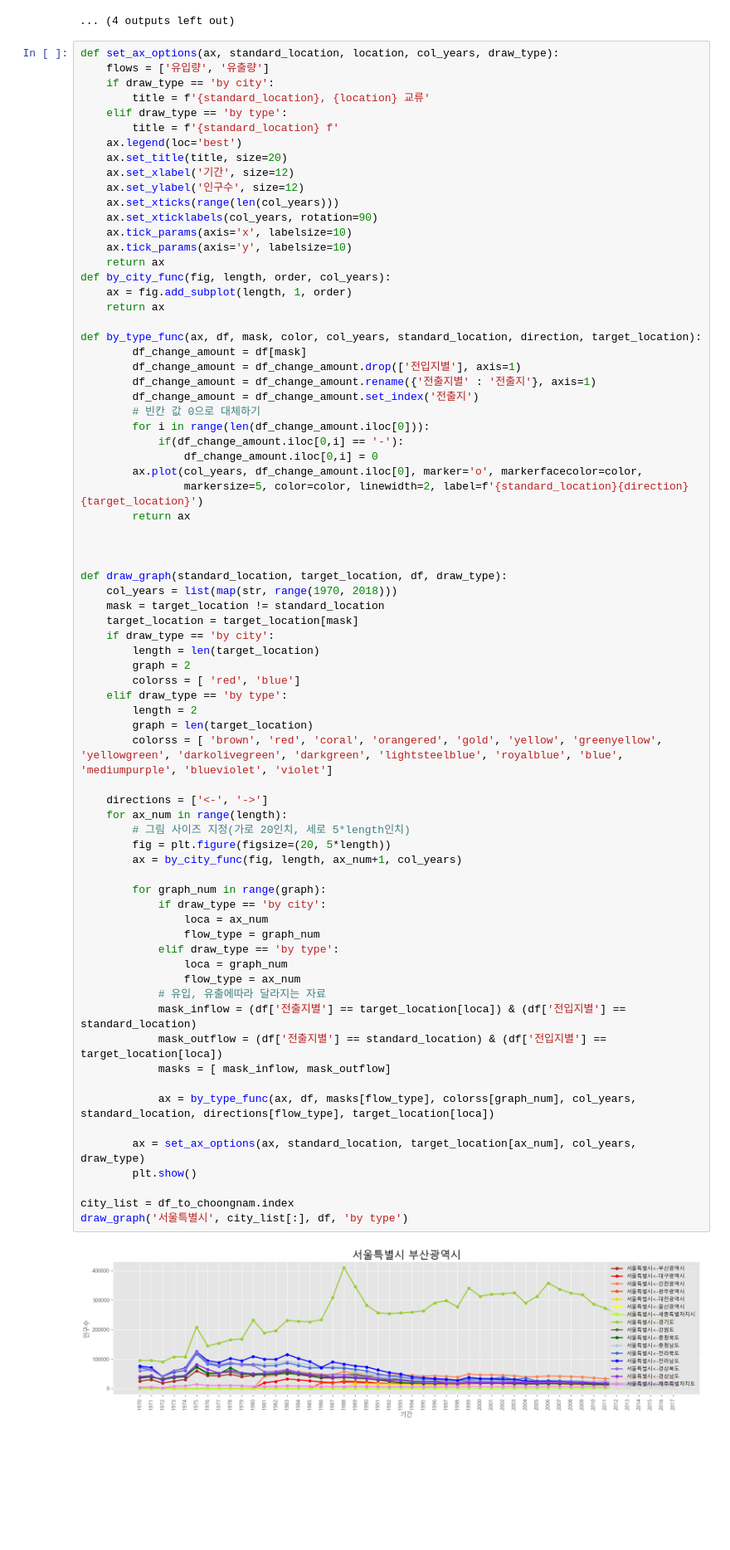
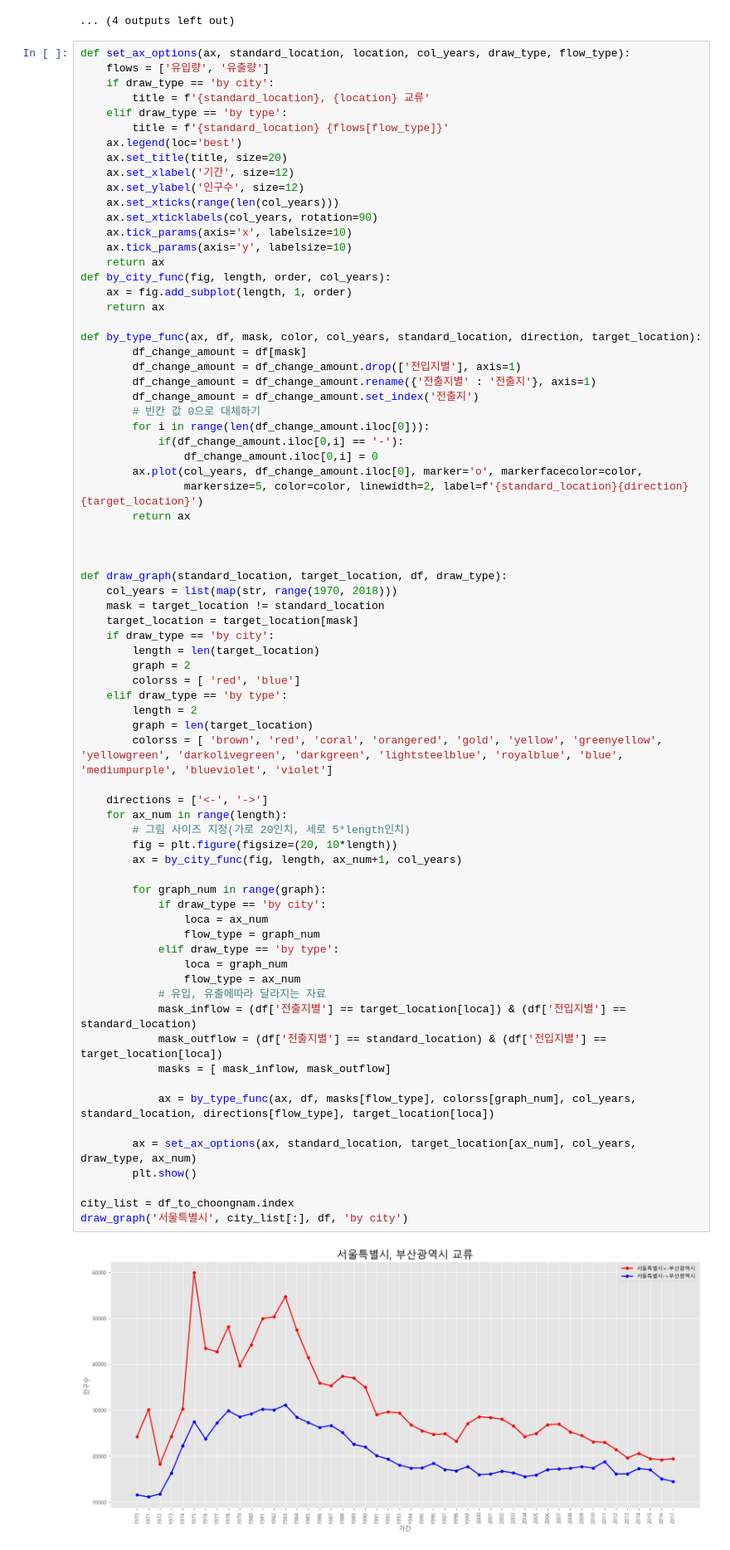
Before and after one commit to yjs3402/python_YJS, a Jupyter notebook: 판다스/판다스천안유입.ipynb, the cells around one changed output. Shown at 83% size. Saved outputs shown, nothing was run; the diff lists cells and outputs as text; blank space fills up the shorter version.

```diff
--- a/판다스/판다스천안유입.ipynb
+++ b/판다스/판다스천안유입.ipynb
@@ -214,12 +214,12 @@ draw_graph('서울특별시', city_list[:], df, 'red', 'blue', 'by city')
 [figure]
 ... (4 outputs left out)
 # %%
-def set_ax_options(ax, standard_location, location, col_years, draw_type):
+def set_ax_options(ax, standard_location, location, col_years, draw_type, flow_type):
     flows = ['유입량', '유출량']
     if draw_type == 'by city':
         title = f'{standard_location}, {location} 교류'
     elif draw_type == 'by type':
-        title = f'{standard_location} f'
+        title = f'{standard_location} {flows[flow_type]}'
     ax.legend(loc='best')
     ax.set_title(title, size=20)
     ax.set_xlabel('기간', size=12)
@@ -257,34 +257,34 @@ def draw_graph(standard_location, target_location, df, draw_type):
         graph = 2
         colorss = [ 'red', 'blue']
     elif draw_type == 'by type':
         length = 2
         graph = len(target_location)
         colorss = [ 'brown', 'red', 'coral', 'orangered', 'gold', 'yellow', 'greenyellow', 'yellowgreen', 'darkolivegreen', 'darkgreen', 'lightsteelblue', 'royalblue', 'blue', 'mediumpurple', 'blueviolet', 'violet']
 
     directions = ['<-', '->']
     for ax_num in range(length):
         # 그림 사이즈 지정(가로 20인치, 세로 5*length인치)
-        fig = plt.figure(figsize=(20, 5*length))
+        fig = plt.figure(figsize=(20, 10*length))
         ax = by_city_func(fig, length, ax_num+1, col_years)
 
         for graph_num in range(graph):
             if draw_type == 'by city':
                 loca = ax_num
                 flow_type = graph_num
             elif draw_type == 'by type':
                 loca = graph_num
                 flow_type = ax_num
             # 유입, 유출에따라 달라지는 자료
             mask_inflow = (df['전출지별'] == target_location[loca]) & (df['전입지별'] == standard_location)
             mask_outflow = (df['전출지별'] == standard_location) & (df['전입지별'] == target_location[loca])
             masks = [ mask_inflow, mask_outflow]
 
             ax = by_type_func(ax, df, masks[flow_type], colorss[graph_num], col_years, standard_location, directions[flow_type], target_location[loca])
 
-        ax = set_ax_options(ax, standard_location, target_location[ax_num], col_years, draw_type)
+        ax = set_ax_options(ax, standard_location, target_location[ax_num], col_years, draw_type, ax_num)
         plt.show()
 
 city_list = df_to_choongnam.index
-draw_graph('서울특별시', city_list[:], df, 'by type')
+draw_graph('서울특별시', city_list[:], df, 'by city')
 # %% [output]
-[figure, old version]
+[figure, new version]
```
Also changed, not shown: parts of 1 cell of this notebook.
